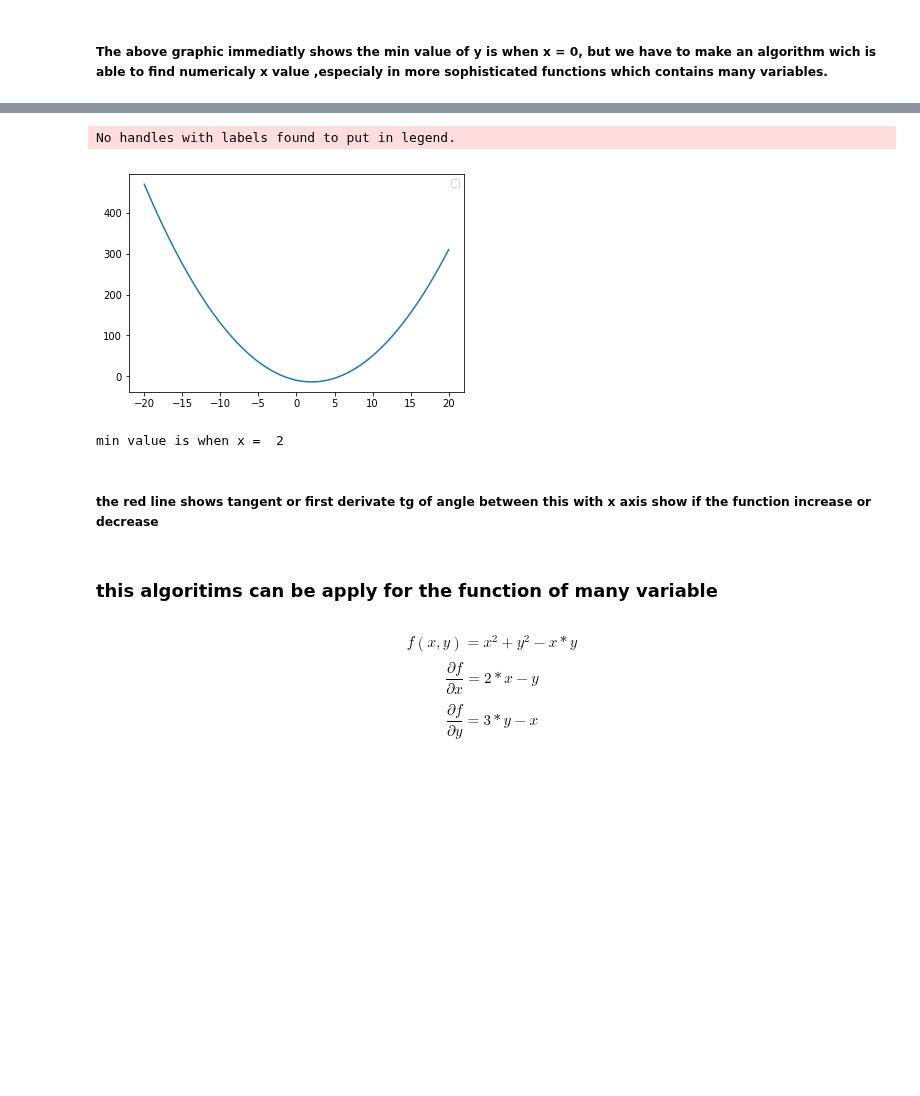
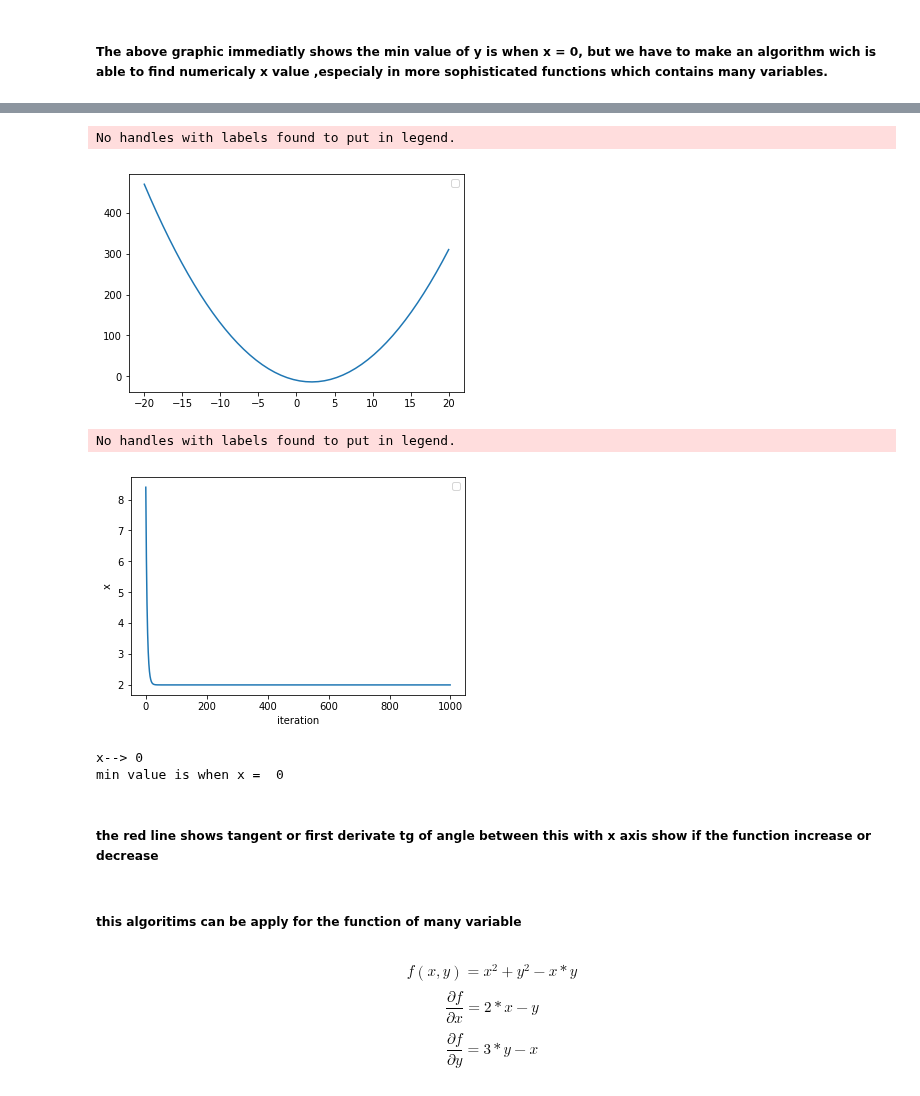
Before and after one commit to daodavid/maths-behind-ML, a Jupyter notebook: Regresion Model/gradient descent.ipynb, the cells around one changed output, grey strips where cells are left out. Cells and saved outputs as stored; diff of their text form; code cells hidden in the pictures; blank space fills up the shorter version.

```diff
--- a/Regresion Model/gradient descent.ipynb
+++ b/Regresion Model/gradient descent.ipynb
@@ -143,15 +164,20 @@ min value is when x =  0
 # %%
 f = lambda x : x**2 - 4*x -10
 plot_function_f(f)
 f_prim = lambda x : x*2 - 4
-result = perform_gradien_descent(f_prim)
-print('min value is when x = ',math.ceil(result))
+x_last,x_args,y_args = perform_gradient_descent(f_prim)
+plot_function(x_args,y_args,x_label='iteration',y_label='x')
+print("x-->",x_last)
+print('min value is when x = ',math.ceil(x_last))
 # %% [output]
 No handles with labels found to put in legend.
 [figure]
-min value is when x =  2
+No handles with labels found to put in legend.
+[figure, added]
+x--> 0
+min value is when x =  0
 # %% [markdown]
 ##### the red line shows tangent or first derivate tg of angle between this  with x axis show if the function increase or decrease
 # %% [markdown]
-### this algoritims can be apply for the function of many variable
+##### this algoritims can be apply for the function of many variable
 # %%
```
Also changed, not shown: parts of 15 cells of this notebook.
